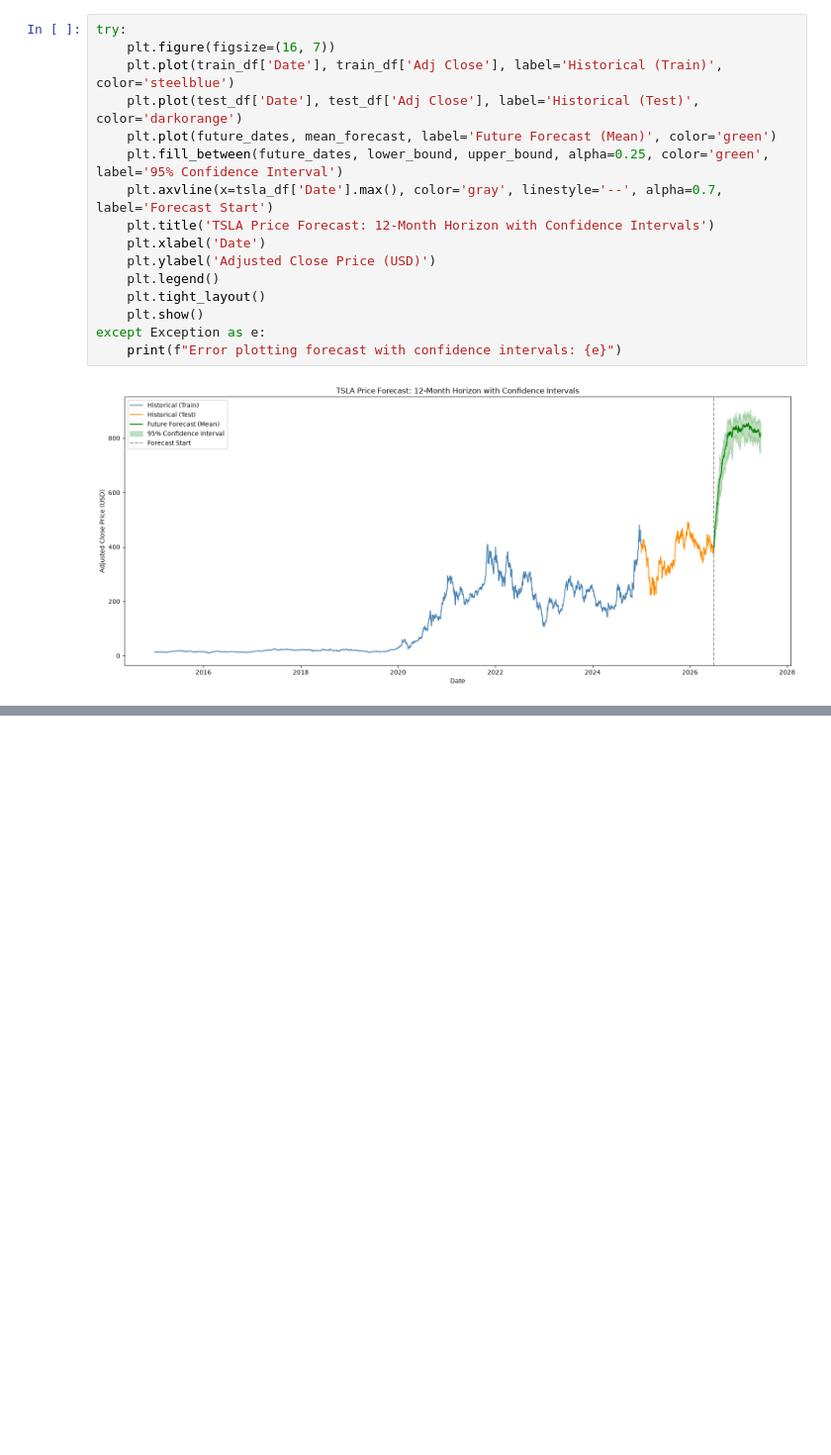
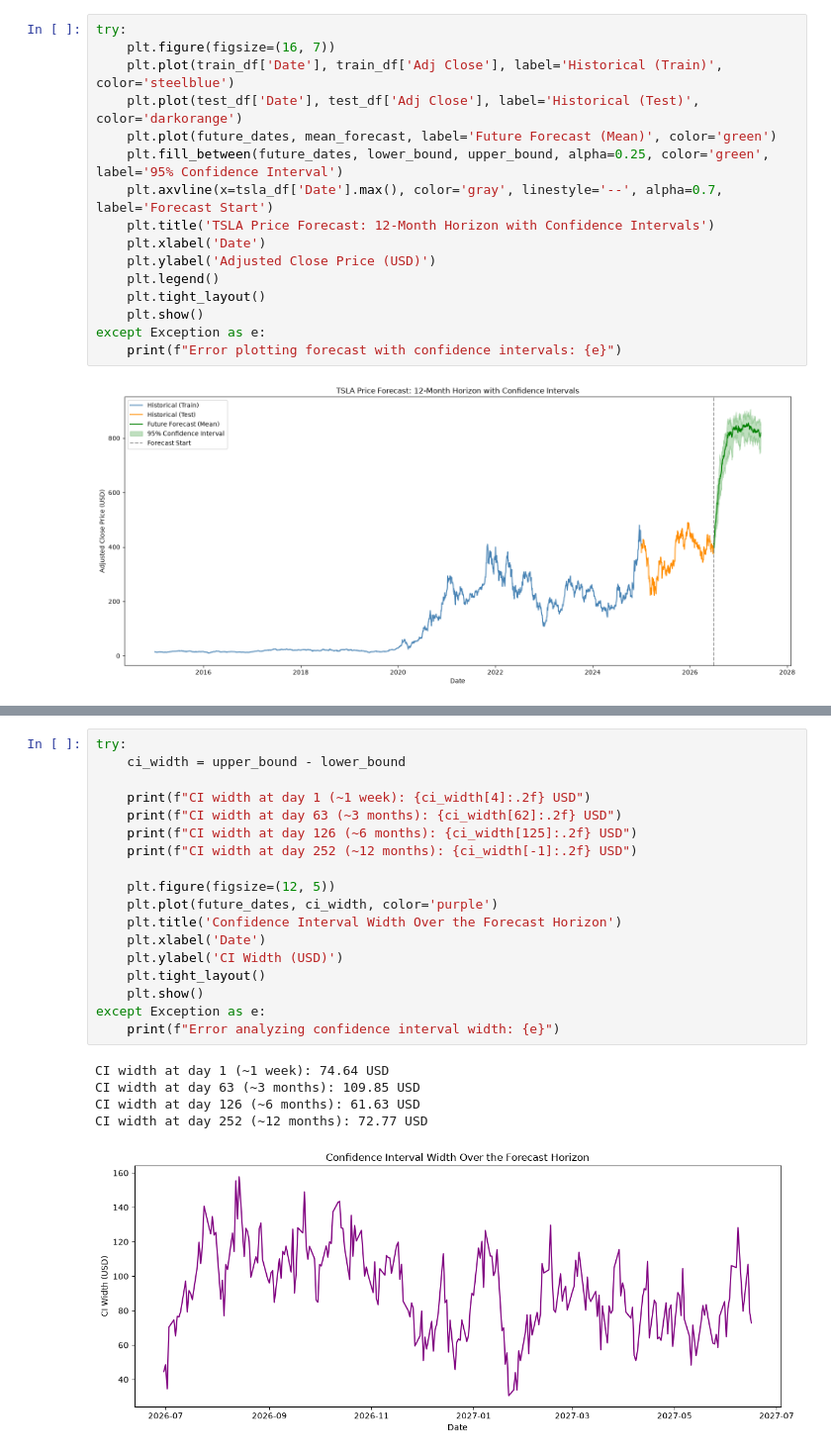
Before and after one commit to Redeat-Birhane/portfolio-optimization, a Jupyter notebook: notebooks/3.0-forecasting.ipynb, the cells around one changed output, grey strips where cells are left out. Shown at 99% size. Drawn from its saved outputs; the diff is of its cells as text; blank space fills up the shorter version.

Commit message:
feat: analyze and visualize confidence interval widening over forecast horizon

```diff
--- a/notebooks/3.0-forecasting.ipynb
+++ b/notebooks/3.0-forecasting.ipynb
@@ -186,0 +195,24 @@ except Exception as e:
+# %%
+try:
+    ci_width = upper_bound - lower_bound
+
+    print(f"CI width at day 1 (~1 week): {ci_width[4]:.2f} USD")
+    print(f"CI width at day 63 (~3 months): {ci_width[62]:.2f} USD")
+    print(f"CI width at day 126 (~6 months): {ci_width[125]:.2f} USD")
+    print(f"CI width at day 252 (~12 months): {ci_width[-1]:.2f} USD")
+
+    plt.figure(figsize=(12, 5))
+    plt.plot(future_dates, ci_width, color='purple')
+    plt.title('Confidence Interval Width Over the Forecast Horizon')
+    plt.xlabel('Date')
+    plt.ylabel('CI Width (USD)')
+    plt.tight_layout()
+    plt.show()
+except Exception as e:
+    print(f"Error analyzing confidence interval width: {e}")
+# %% [output]
+CI width at day 1 (~1 week): 74.64 USD
+CI width at day 63 (~3 months): 109.85 USD
+CI width at day 126 (~6 months): 61.63 USD
+CI width at day 252 (~12 months): 72.77 USD
+[figure, added]
```
Also changed, not shown: parts of 1 cell of this notebook.
